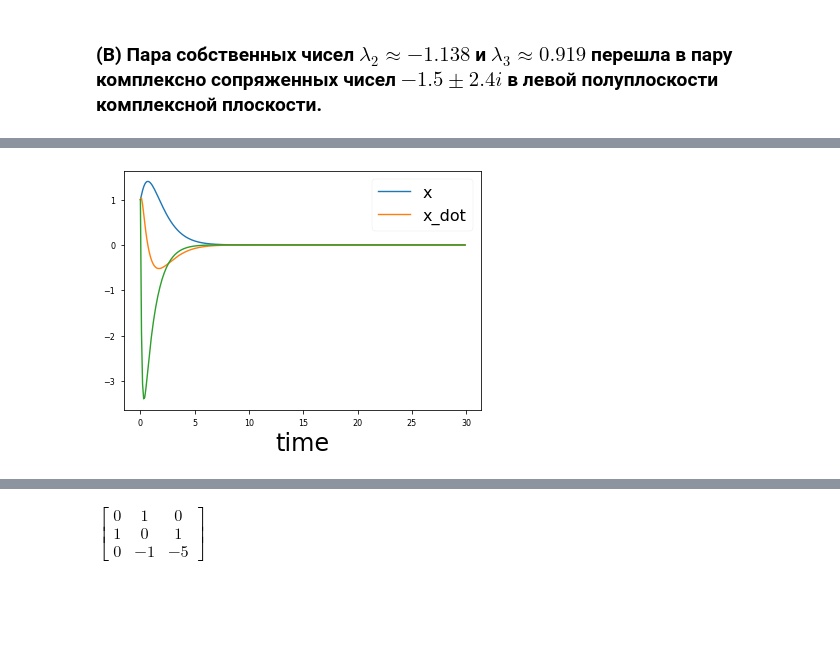
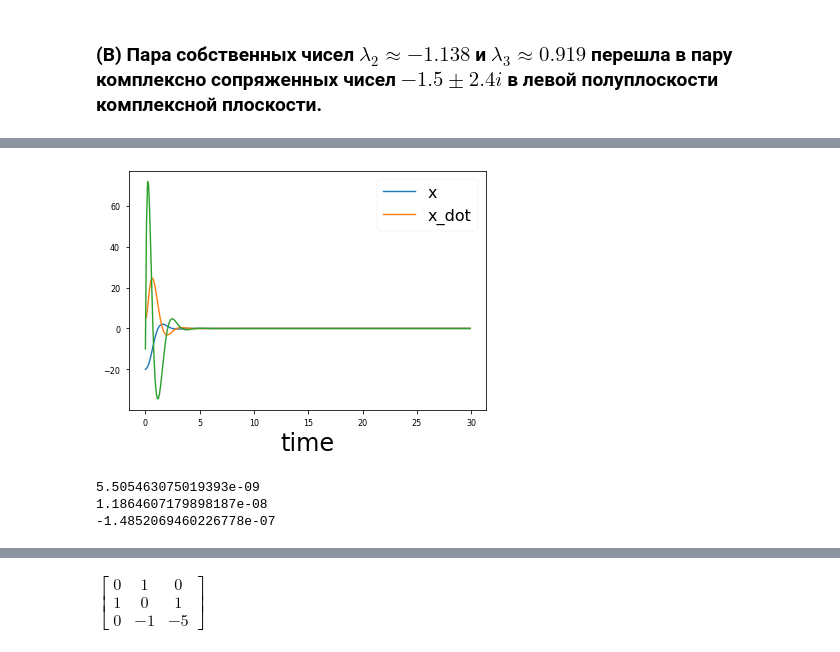
Before and after one commit to IvanYunin/Control-theory-homework, a Jupyter notebook: Homework071219.ipynb, the cells around one changed output, grey strips where cells are left out. Drawn from its saved outputs; the diff is of its cells as text; code cells hidden in the pictures; blank space fills up the shorter version.

```diff
--- a/Homework071219.ipynb
+++ b/Homework071219.ipynb
@@ -168,34 +177,40 @@ import matplotlib.pyplot as plt
 from scipy.integrate import solve_ivp
 plt.style.use('seaborn-paper')
 
-def param_system(**kwargs):
+def param_lin_system(**kwargs):
     a = 5
     thetta = [1,1,1]
 
     if 'a' in kwargs:
         a = kwargs['a']
 
     if 'thetta' in kwargs:
         thetta = kwargs['thetta']
 
     def control(x):
         return np.dot(thetta, x)
 
     def system(t, x: np.array):
         return np.array([
             x[1],
             x[0] + x[2],
             -x[1] - a * x[2] + control(x)
         ])
     return system
 
 
-pendulum_system = param_system(thetta = [-17.5124004,-16.094978,-4.7934004])
+pendulum_system = param_lin_system(thetta = [-46.069,-22.351987,-2.781])
 time_span = np.arange(0, 30., 0.1)
-data = solve_ivp(pendulum_system, (time_span[0], time_span[-1]), np.array([1, 1,1]), t_eval=time_span)
+data = solve_ivp(pendulum_system, (time_span[0], time_span[-1]), np.array([-20, 5, -10]), t_eval=time_span)
 plt.plot(time_span, data.y[0], time_span, data.y[1], time_span, data.y[2])
 plt.legend(['x', 'x_dot'], fontsize=16)
 plt.xlabel('time', fontsize=24)
 plt.show()
+print(np.median(data.y[0]))
+print(np.median(data.y[1]))
+print(np.median(data.y[2]))
 # %% [output]
-[figure, old version]
+[figure, new version]
+5.505463075019393e-09
+1.1864607179898187e-08
+-1.4852069460226778e-07
```
Also changed, not shown: parts of 13 cells of this notebook.
